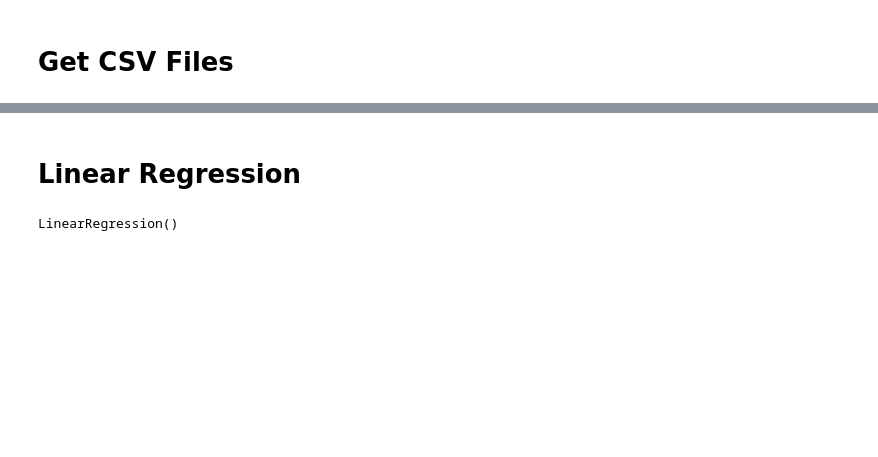
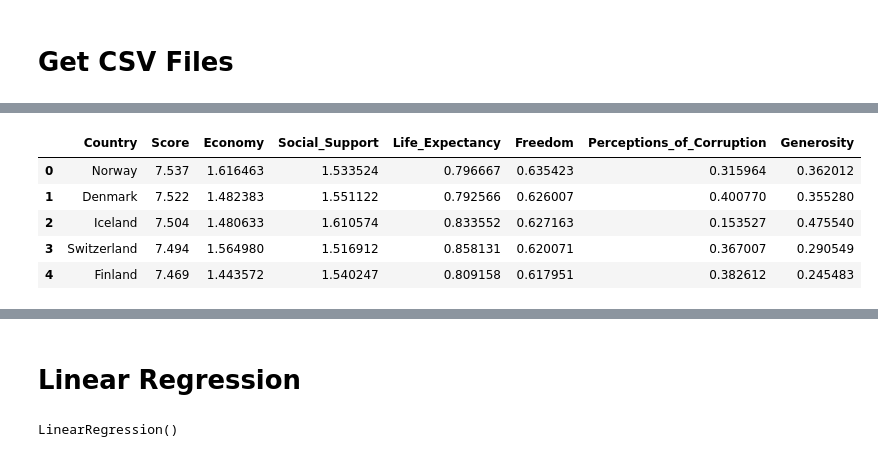
Before and after one commit to vyu821/world-happiness-analysis, a Jupyter notebook: happiness_machine_learning_model.ipynb, the cells around one changed output, grey strips where cells are left out. Drawn from its saved outputs; the diff is of its cells as text; code cells hidden in the pictures; blank space fills up the shorter version.

```diff
--- a/happiness_machine_learning_model.ipynb
+++ b/happiness_machine_learning_model.ipynb
@@ -403,0 +125,12 @@ score_country_all_five_years.head()
+# %%
+df_2017 = df_2017.drop(columns = ['Happiness.Rank', 'Whisker.high', 'Whisker.low', 'Dystopia.Residual'])
+df_2017.columns = ['Country', 'Score', 'Economy', 'Social_Support', 'Life_Expectancy', 'Freedom', 'Generosity', 'Perceptions_of_Corruption']
+df_2017 = df_2017.reindex(columns = ['Country', 'Score', 'Economy', 'Social_Support', 'Life_Expectancy', 'Freedom', 'Perceptions_of_Corruption', 'Generosity'])
+df_2017.head()
+# %% [output]
+|  | Country | Score | Economy | Social_Support | Life_Expectancy | Freedom | Perceptions_of_Corruption | Generosity |
+| 0 | Norway | 7.537 | 1.616463 | 1.533524 | 0.796667 | 0.635423 | 0.315964 | 0.362012 |
+| 1 | Denmark | 7.522 | 1.482383 | 1.551122 | 0.792566 | 0.626007 | 0.400770 | 0.355280 |
+| 2 | Iceland | 7.504 | 1.480633 | 1.610574 | 0.833552 | 0.627163 | 0.153527 | 0.475540 |
+| 3 | Switzerland | 7.494 | 1.564980 | 1.516912 | 0.858131 | 0.620071 | 0.367007 | 0.290549 |
+| 4 | Finland | 7.469 | 1.443572 | 1.540247 | 0.809158 | 0.617951 | 0.382612 | 0.245483 |
```
Also changed, not shown: parts of 50 cells of this notebook.
